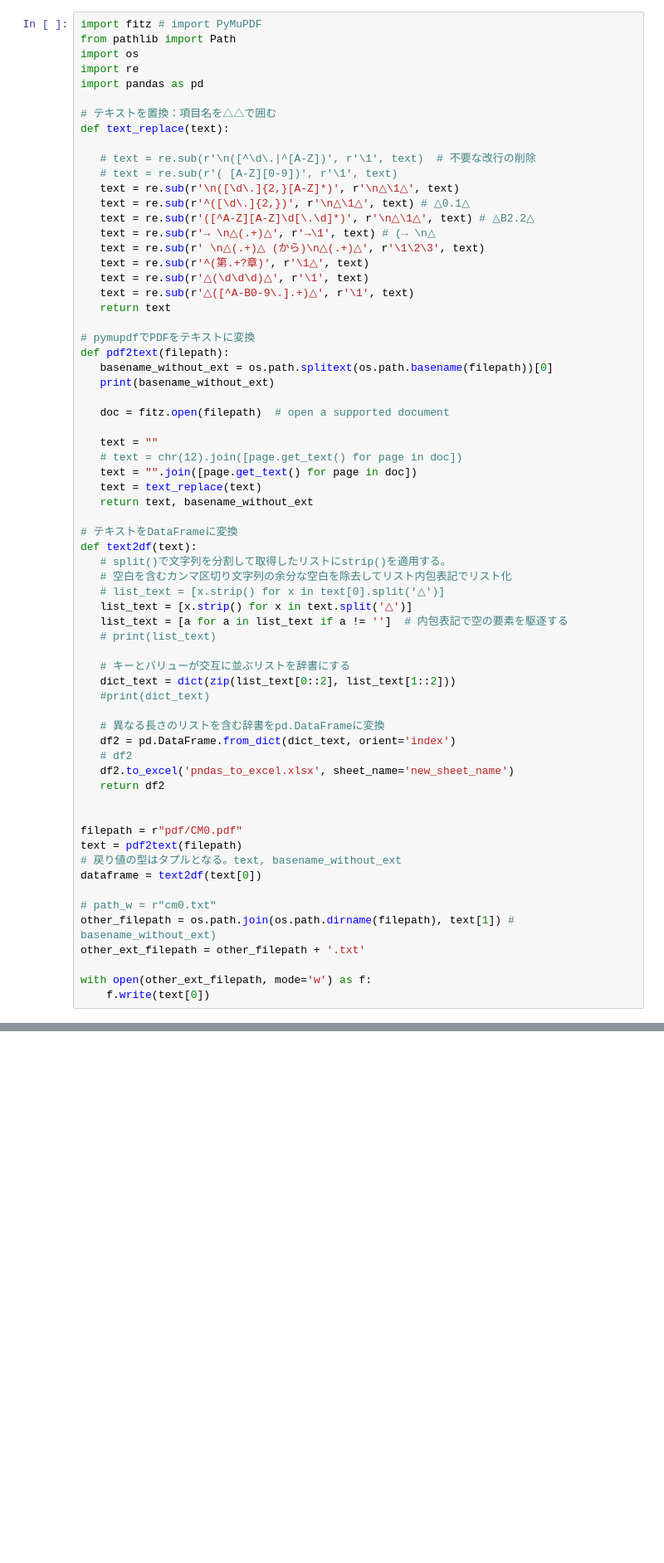
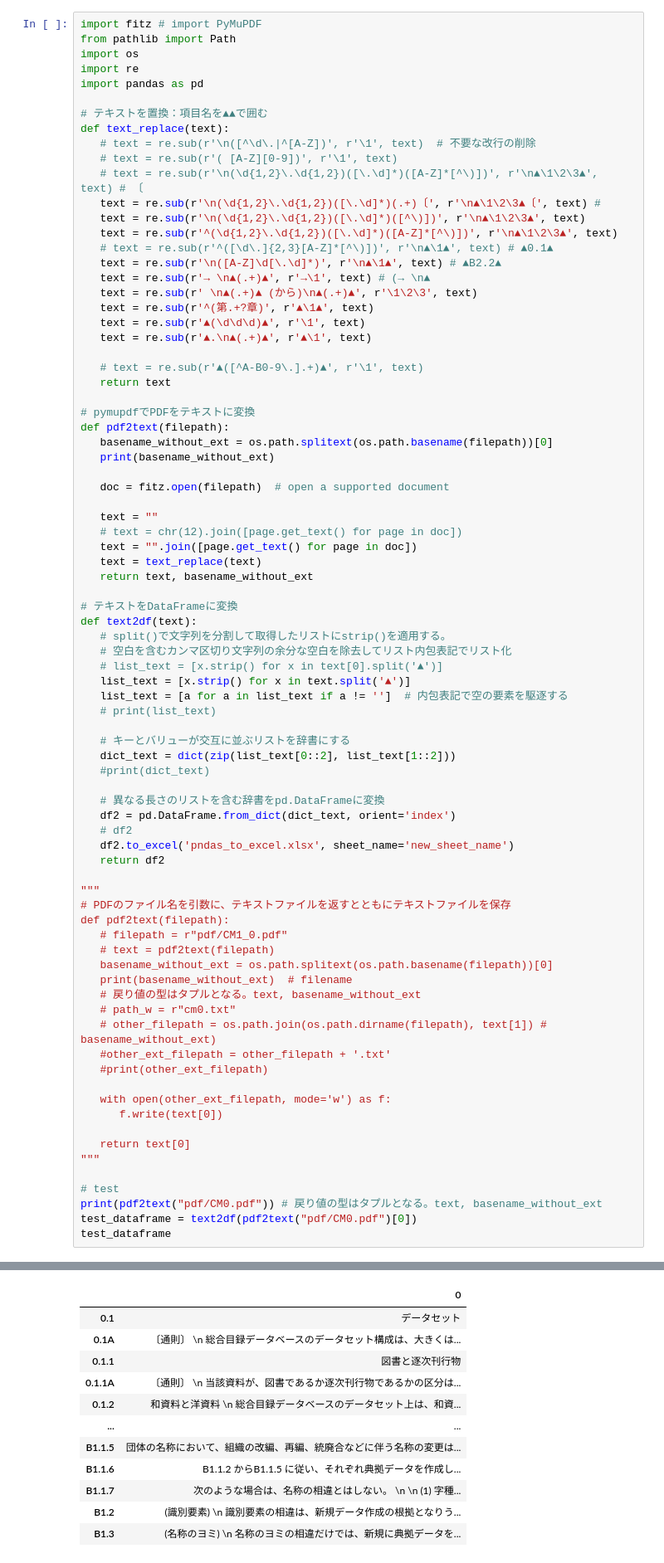
Before and after one commit to wonox/pymupdf2text, a Jupyter notebook: pymupdf_to_text.ipynb, the cells around one changed output, grey strips where cells are left out. Shown at 83% size. Cells and saved outputs as stored; diff of their text form; blank space fills up the shorter version.

```diff
--- a/pymupdf_to_text.ipynb
+++ b/pymupdf_to_text.ipynb
@@ -9,19 +9,23 @@ import os
 import re
 import pandas as pd
 
-# テキストを置換：項目名を△△で囲む
+# テキストを置換：項目名を▲▲で囲む
 def text_replace(text):
-
    # text = re.sub(r'\n([^\d\.|^[A-Z])', r'\1', text)  # 不要な改行の削除
    # text = re.sub(r'( [A-Z][0-9])', r'\1', text)
-   text = re.sub(r'\n([\d\.]{2,}[A-Z]*)', r'\n△\1△', text)
-   text = re.sub(r'^([\d\.]{2,})', r'\n△\1△', text) # △0.1△
-   text = re.sub(r'([^A-Z][A-Z]\d[\.\d]*)', r'\n△\1△', text) # △B2.2△
-   text = re.sub(r'→ \n△(.+)△', r'→\1', text) # (→ \n△
-   text = re.sub(r' \n△(.+)△ (から)\n△(.+)△', r'\1\2\3', text)
-   text = re.sub(r'^(第.+?章)', r'\1△', text)
-   text = re.sub(r'△(\d\d\d)△', r'\1', text)
-   text = re.sub(r'△([^A-B0-9\.].+)△', r'\1', text)
+   # text = re.sub(r'\n(\d{1,2}\.\d{1,2})([\.\d]*)([A-Z]*[^\)])', r'\n▲\1\2\3▲', text) # 〔
+   text = re.sub(r'\n(\d{1,2}\.\d{1,2})([\.\d]*)(.+)〔', r'\n▲\1\2\3▲〔', text) #
+   text = re.sub(r'\n(\d{1,2}\.\d{1,2})([\.\d]*)([^\)])', r'\n▲\1\2\3▲', text)
+   text = re.sub(r'^(\d{1,2}\.\d{1,2})([\.\d]*)([A-Z]*[^\)])', r'\n▲\1\2\3▲', text)
+   # text = re.sub(r'^([\d\.]{2,3}[A-Z]*[^\)])', r'\n▲\1▲', text) # ▲0.1▲
+   text = re.sub(r'\n([A-Z]\d[\.\d]*)', r'\n▲\1▲', text) # ▲B2.2▲
+   text = re.sub(r'→ \n▲(.+)▲', r'→\1', text) # (→ \n▲
+   text = re.sub(r' \n▲(.+)▲ (から)\n▲(.+)▲', r'\1\2\3', text)
+   text = re.sub(r'^(第.+?章)', r'▲\1▲', text)
+   text = re.sub(r'▲(\d\d\d)▲', r'\1', text)
+   text = re.sub(r'▲.\n▲(.+)▲', r'▲\1', text)
+
+   # text = re.sub(r'▲([^A-B0-9\.].+)▲', r'\1', text)
    return text
 
 # pymupdfでPDFをテキストに変換
@@ -41,8 +45,8 @@ def pdf2text(filepath):
 def text2df(text):
    # split()で文字列を分割して取得したリストにstrip()を適用する。
    # 空白を含むカンマ区切り文字列の余分な空白を除去してリスト内包表記でリスト化
-   # list_text = [x.strip() for x in text[0].split('△')]
-   list_text = [x.strip() for x in text.split('△')]
+   # list_text = [x.strip() for x in text[0].split('▲')]
+   list_text = [x.strip() for x in text.split('▲')]
    list_text = [a for a in list_text if a != '']  # 内包表記で空の要素を駆逐する
    # print(list_text)
 
@@ -56,17 +60,28 @@ def text2df(text):
    df2.to_excel('pndas_to_excel.xlsx', sheet_name='new_sheet_name')
    return df2
 
+"""
+# PDFのファイル名を引数に、テキストファイルを返すとともにテキストファイルを保存
+def pdf2text(filepath):
+   # filepath = r"pdf/CM1_0.pdf"
+   # text = pdf2text(filepath)
+   basename_without_ext = os.path.splitext(os.path.basename(filepath))[0]
+   print(basename_without_ext)  # filename
+   # 戻り値の型はタプルとなる。text, basename_without_ext
+   # path_w = r"cm0.txt"
+   # other_filepath = os.path.join(os.path.dirname(filepath), text[1]) # basename_without_ext)
+   #other_ext_filepath = other_filepath + '.txt'
+   #print(other_ext_filepath)
 
-filepath = r"pdf/CM0.pdf"
-text = pdf2text(filepath)
-# 戻り値の型はタプルとなる。text, basename_without_ext
-dataframe = text2df(text[0])
+   with open(other_ext_filepath, mode='w') as f:
+      f.write(text[0])
 
-# path_w = r"cm0.txt"
-other_filepath = os.path.join(os.path.dirname(filepath), text[1]) # basename_without_ext)
-other_ext_filepath = other_filepath + '.txt'
+   return text[0]
+"""
 
-with open(other_ext_filepath, mode='w') as f:
-    f.write(text[0])
+# test
+print(pdf2text("pdf/CM0.pdf")) # 戻り値の型はタプルとなる。text, basename_without_ext
+test_dataframe = text2df(pdf2text("pdf/CM0.pdf")[0])
+test_dataframe
 # %% [output]
 CM0
@@ -72,0 +90,12 @@ CM0
+|  | 0 |
+| 0.1 | データセット |
+| 0.1A | 〔通則〕 \n 総合目録データベースのデータセット構成は、大きくは... |
+| 0.1.1 | 図書と逐次刊行物 |
+| 0.1.1A | 〔通則〕 \n 当該資料が、図書であるか逐次刊行物であるかの区分は... |
+| 0.1.2 | 和資料と洋資料 \n 総合目録データベースのデータセット上は、和資... |
+| ... | ... |
+| B1.1.5 | 団体の名称において、組織の改編、再編、統廃合などに伴う名称の変更は... |
+| B1.1.6 | B1.1.2 からB1.1.5 に従い、それぞれ典拠データを作成し... |
+| B1.1.7 | 次のような場合は、名称の相違とはしない。 \n \n (1) 字種... |
+| B1.2 | (識別要素) \n 識別要素の相違は、新規データ作成の根拠となりう... |
+| B1.3 | (名称のヨミ) \n 名称のヨミの相違だけでは、新規に典拠データを... |
```
Also changed, not shown: parts of 15 cells of this notebook.
